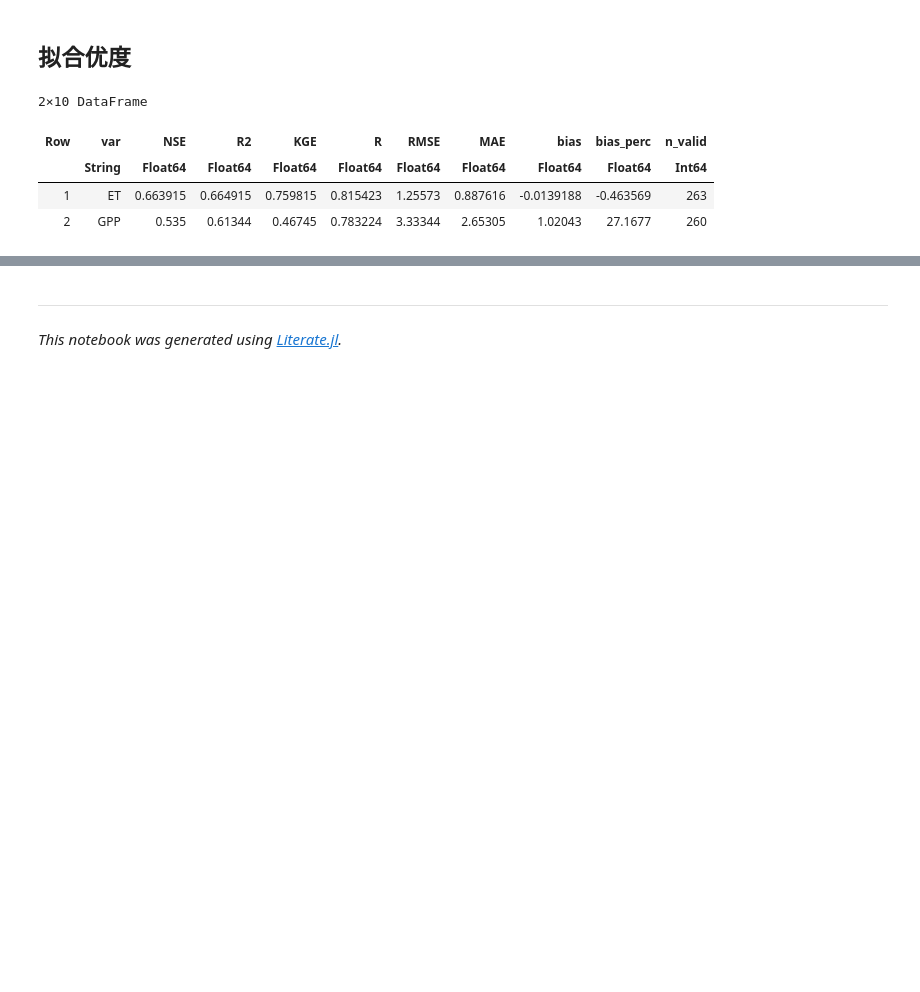
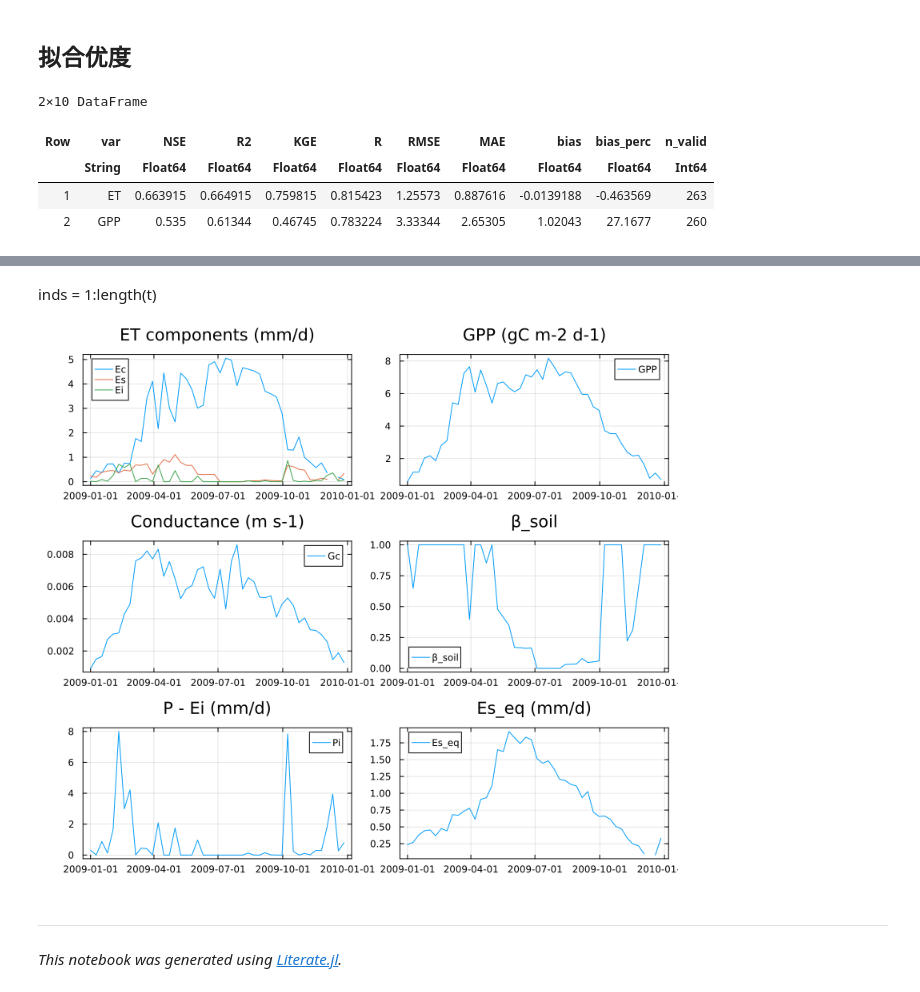
Before and after one commit to jl-pkgs/PML.jl, a Jupyter notebook: dev/generated/calib_IGBP.ipynb, the cells around one changed output, grey strips where cells are left out. Drawn from its saved outputs; the diff is of its cells as text; code cells hidden in the pictures; blank space fills up the shorter version.

```diff
--- a/dev/generated/calib_IGBP.ipynb
+++ b/dev/generated/calib_IGBP.ipynb
@@ -86,0 +75,4 @@ DataFrame(gof)
+# %%
+using Plots
+gr(framestyle=:box)
+t = df.date
@@ -87,3 +97,32 @@ DataFrame(gof)
+# %% [markdown]
+inds = 1:length(t)
+# %%
+inds = 1:46
+
+function plot_var(var; label=string(var), title=string(var), kw...)
+  plot(t[inds], df_out[inds, var]; label, title, kw...)
+end
+function plot_var!(p, var; label=string(var), kw...)
+  plot!(p, t[inds], df_out[inds, var]; label, kw...)
+end
+
+p1 = plot(title="ET components (mm/d)")
+plot_var!(p1, :Ec)
+plot_var!(p1, :Es)
+plot_var!(p1, :Ei)
+
+plot(
+  p1,
+  plot_var(:GPP; title="GPP (gC m-2 d-1)", label="GPP"),
+  plot_var(:Gc_w; title="Conductance (m s-1)", label="Gc"),
+  plot_var(:fval_soil; title="β_soil", label="β_soil"),
+  plot_var(:Pi; title="P - Ei (mm/d)"),
+  plot_var(:Es_eq; title="Es_eq (mm/d)"),
+  size=(800, 700),
+  layout=(3, 2)
+)
+# %% [output]
+[figure, added]
 # %% [markdown]
 ---
 
```
Also changed, not shown: parts of 5 cells of this notebook, 7 other files.
